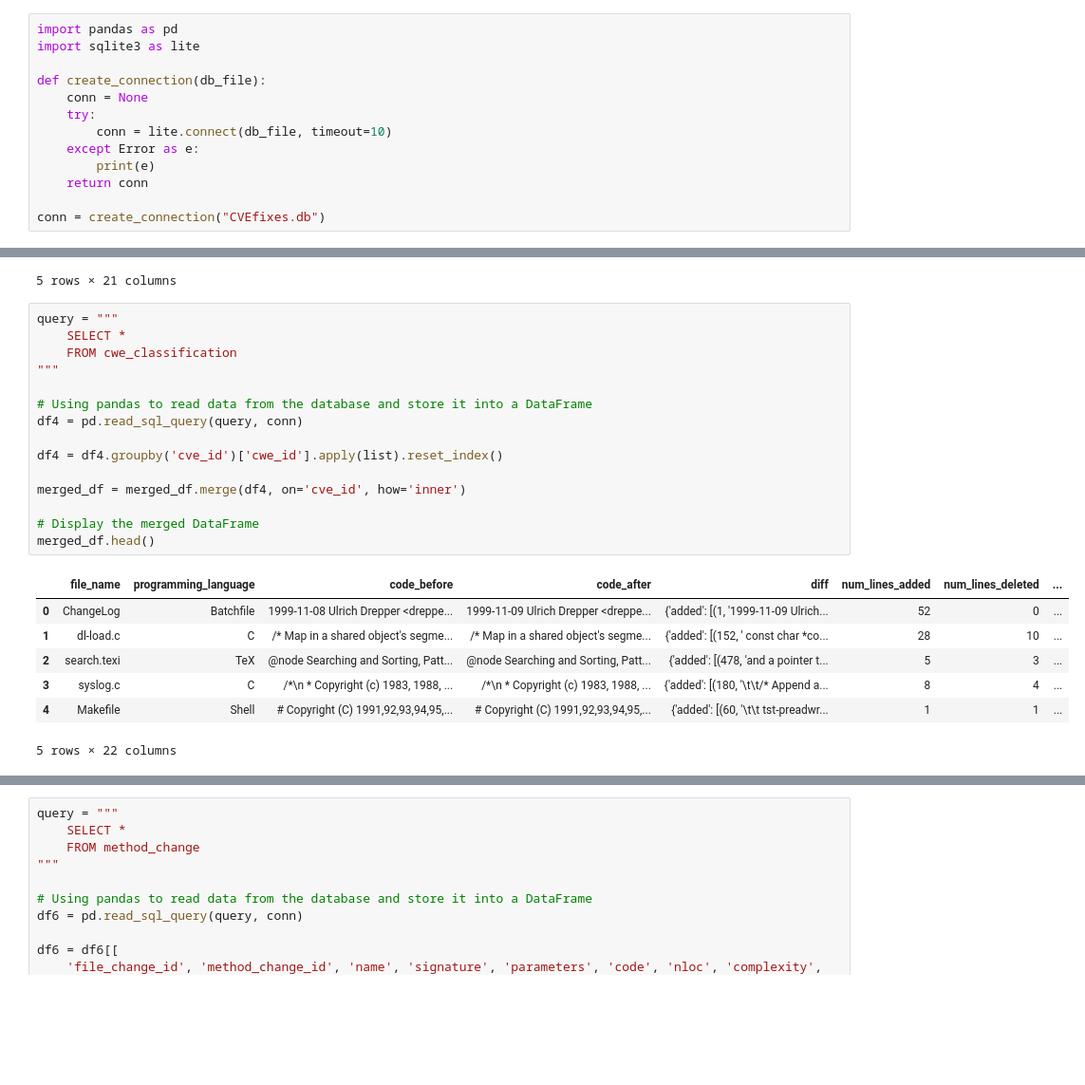
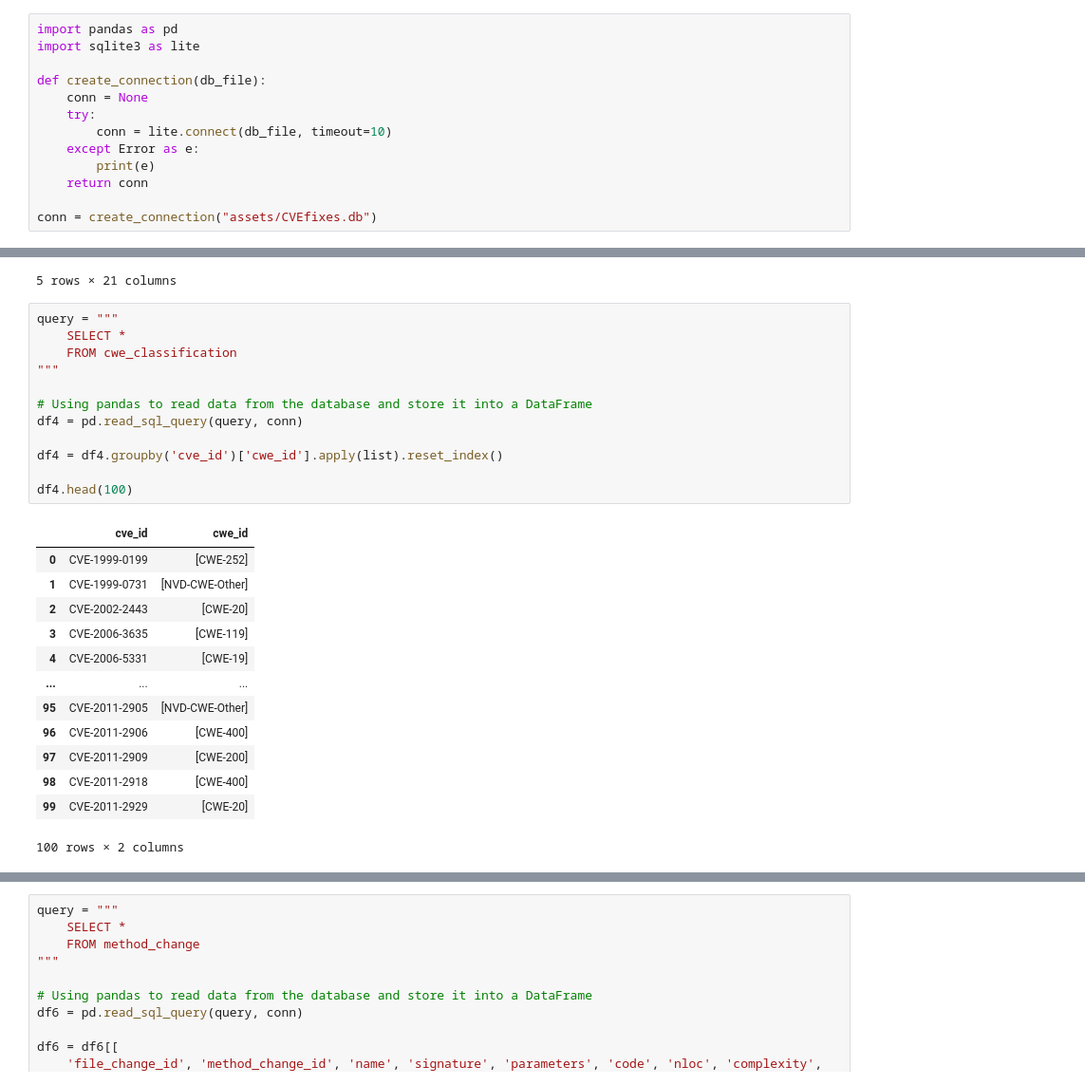
Before and after one commit to euisuh/CVEFixesUtil, a Jupyter notebook: main.ipynb, the cells around one changed output, grey strips where cells are left out. Shown at 95% size. Saved outputs shown, nothing was run; the diff lists cells and outputs as text; blank space fills up the shorter version.

```diff
--- a/main.ipynb
+++ b/main.ipynb
@@ -10,7 +10,7 @@ def create_connection(db_file):
         print(e)
     return conn
 
-conn = create_connection("CVEfixes.db")
+conn = create_connection("assets/CVEfixes.db")
 # %%
 import pandas as pd
 
@@ -130,23 +130,26 @@ merged_df.head()
 # %%
 query = """
     SELECT *
     FROM cwe_classification
 """
 
 # Using pandas to read data from the database and store it into a DataFrame
 df4 = pd.read_sql_query(query, conn)
 
 df4 = df4.groupby('cve_id')['cwe_id'].apply(list).reset_index()
 
-merged_df = merged_df.merge(df4, on='cve_id', how='inner')
-
-# Display the merged DataFrame
-merged_df.head()
+df4.head(100)
 # %% [output]
-|  | file_name | programming_language | code_before | code_after | diff | num_lines_added | num_lines_deleted | ... |
-| 0 | ChangeLog | Batchfile | 1999-11-08 Ulrich Drepper <dreppe... | 1999-11-09 Ulrich Drepper <dreppe... | {'added': [(1, '1999-11-09 Ulrich... | 52 | 0 | ... |
-| 1 | dl-load.c | C | /* Map in a shared object's segme... | /* Map in a shared object's segme... | {'added': [(152, ' const char *co... | 28 | 10 | ... |
-| 2 | search.texi | TeX | @node Searching and Sorting, Patt... | @node Searching and Sorting, Patt... | {'added': [(478, 'and a pointer t... | 5 | 3 | ... |
-| 3 | syslog.c | C | /*\n * Copyright (c) 1983, 1988, ... | /*\n * Copyright (c) 1983, 1988, ... | {'added': [(180, '\t\t/* Append a... | 8 | 4 | ... |
-| 4 | Makefile | Shell | # Copyright (C) 1991,92,93,94,95,... | # Copyright (C) 1991,92,93,94,95,... | {'added': [(60, '\t\t tst-preadwr... | 1 | 1 | ... |
+|  | cve_id | cwe_id |
+| 0 | CVE-1999-0199 | [CWE-252] |
+| 1 | CVE-1999-0731 | [NVD-CWE-Other] |
+| 2 | CVE-2002-2443 | [CWE-20] |
+| 3 | CVE-2006-3635 | [CWE-119] |
+| 4 | CVE-2006-5331 | [CWE-19] |
+| ... | ... | ... |
+| 95 | CVE-2011-2905 | [NVD-CWE-Other] |
+| 96 | CVE-2011-2906 | [CWE-400] |
+| 97 | CVE-2011-2909 | [CWE-200] |
+| 98 | CVE-2011-2918 | [CWE-400] |
+| 99 | CVE-2011-2929 | [CWE-20] |
-5 rows × 22 columns
+100 rows × 2 columns
```
Also changed, not shown: parts of 37 cells of this notebook.
